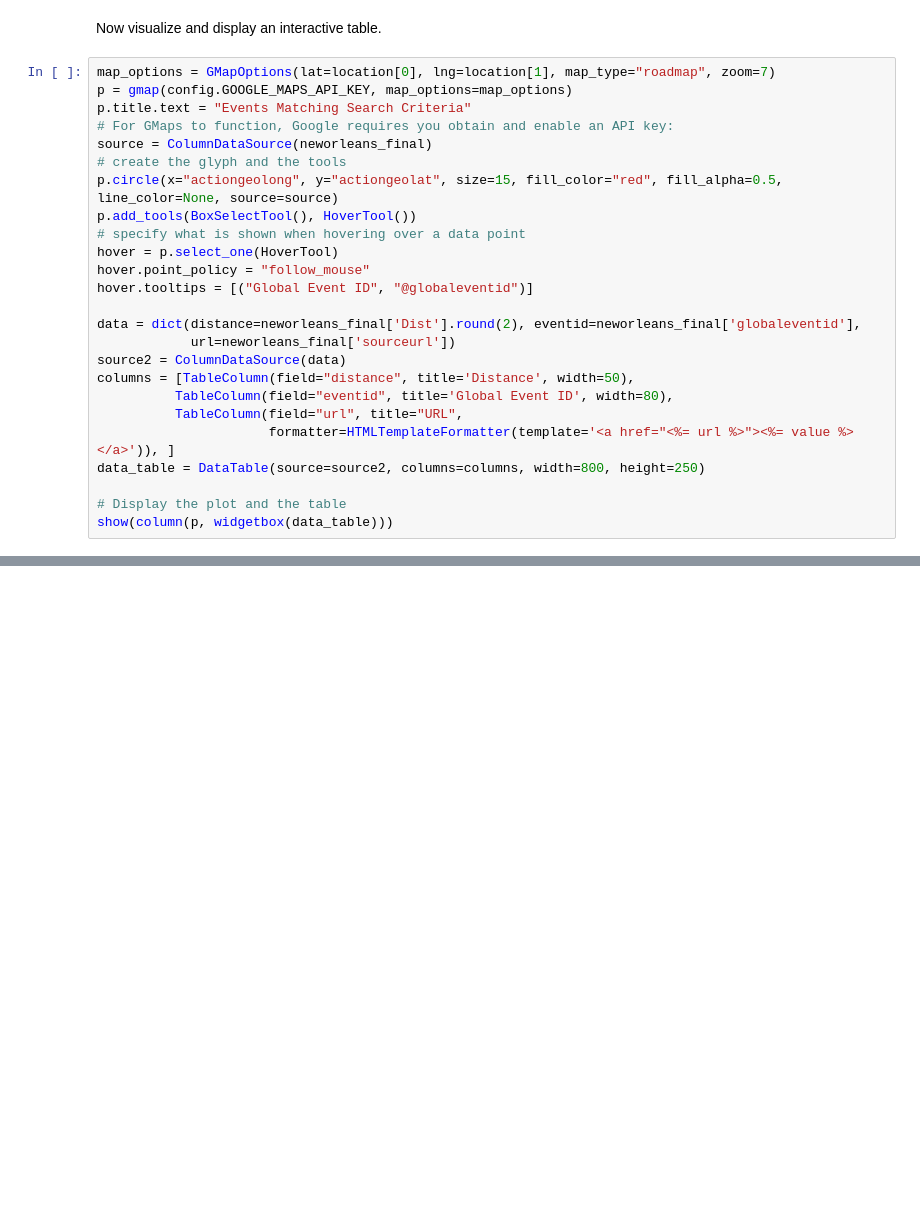
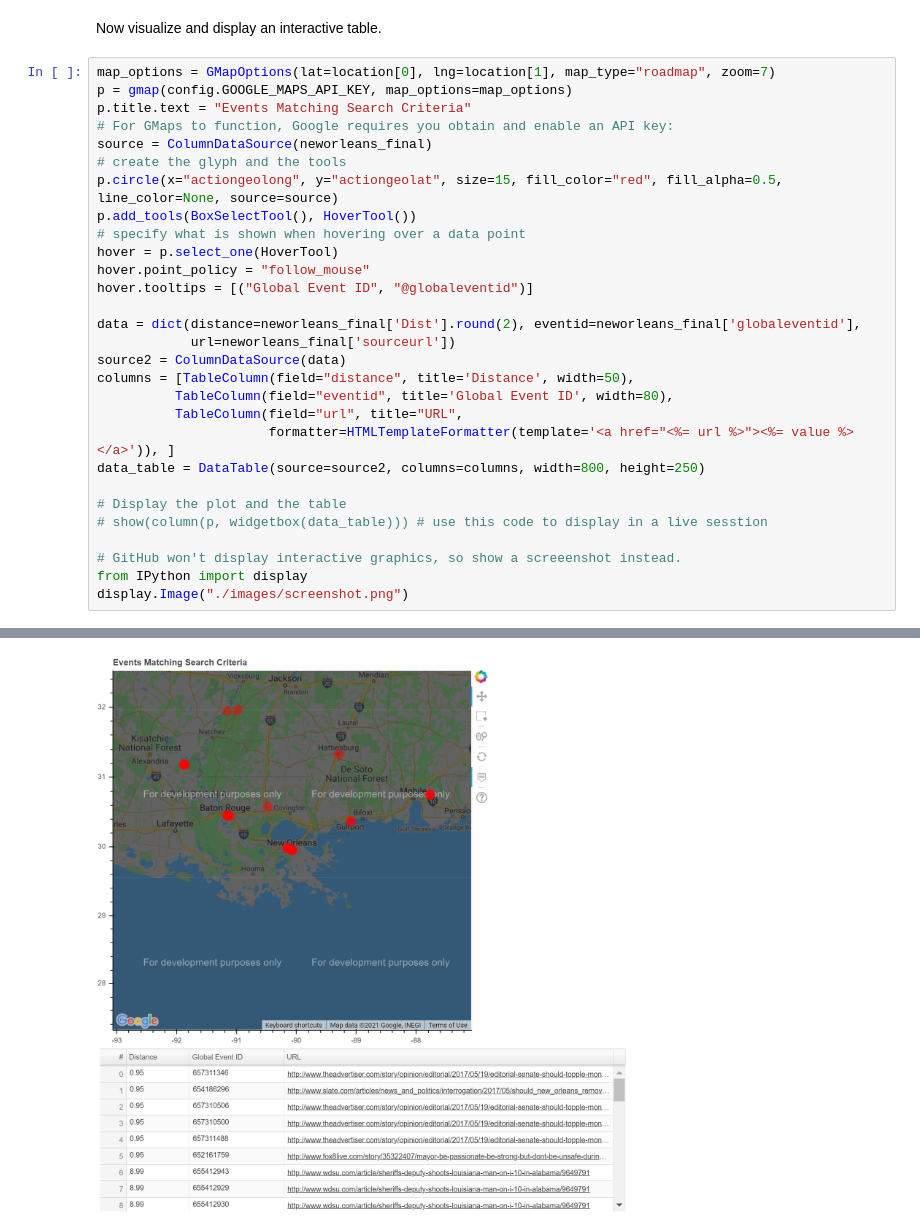
Before and after one commit to jfking50/gdelt, a Jupyter notebook: gdelt.ipynb, the cells around one changed output, grey strips where cells are left out. Saved outputs shown, nothing was run; the diff lists cells and outputs as text; blank space fills up the shorter version.

Commit message:
replace bokeh plot with screenshot

```diff
--- a/gdelt.ipynb
+++ b/gdelt.ipynb
@@ -240,5 +240,9 @@ columns = [TableColumn(field="distance", title='Distance', width=50),
 data_table = DataTable(source=source2, columns=columns, width=800, height=250)
 
 # Display the plot and the table
-show(column(p, widgetbox(data_table)))
+# show(column(p, widgetbox(data_table))) # use this code to display in a live sesstion
+
+# GitHub won't display interactive graphics, so show a screeenshot instead.
+from IPython import display
+display.Image("./images/screenshot.png")
 # %% [output]
@@ -246,0 +249 @@ show(column(p, widgetbox(data_table)))
+[figure, added]
```
Also changed, not shown: parts of 1 cell of this notebook, 1 other file.
